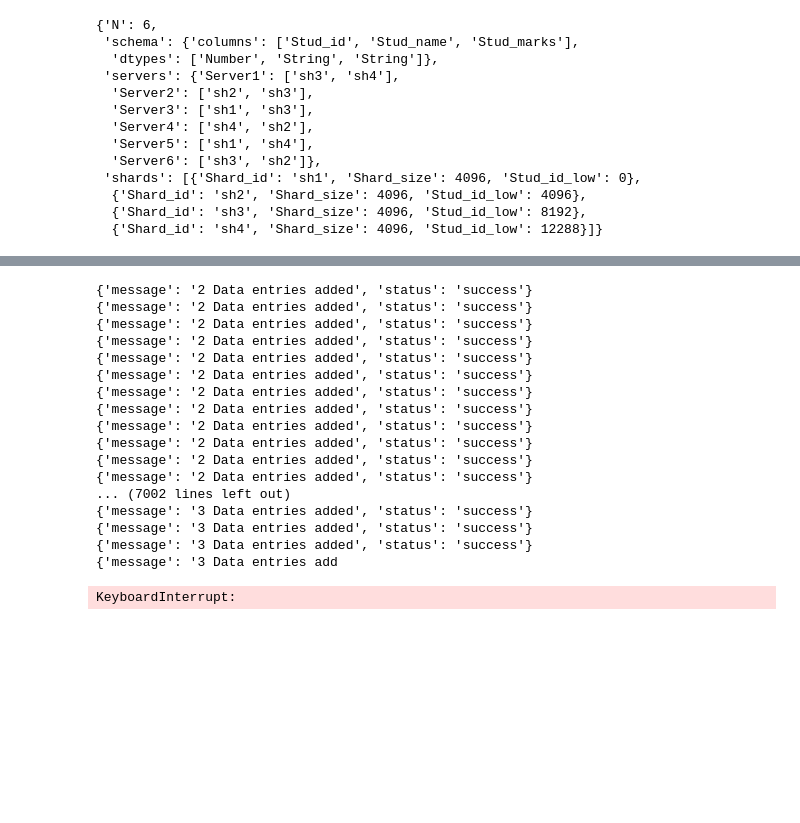
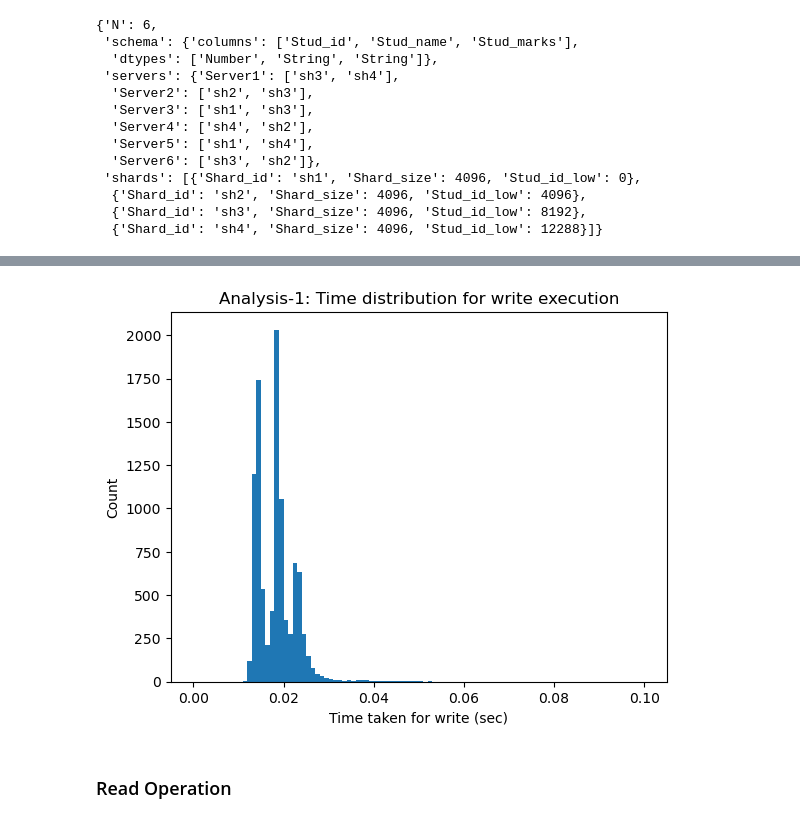
Before and after one commit to Tirthankar-Halder/dsAssignment, a Jupyter notebook: taskAna.ipynb, the cells around one changed output, grey strips where cells are left out. Drawn from its saved outputs; the diff is of its cells as text; code cells hidden in the pictures; blank space fills up the shorter version.

Commit message:
A1 A2 results added

```diff
--- a/taskAna.ipynb
+++ b/taskAna.ipynb
@@ -61,0 +60,17 @@ res
+# %%
+
+####### 10000 request for write ###################
+def generate_random_string():
+    letters = string.ascii_uppercase  # Get all lowercase letters
+    return ''.join(random.choices(letters, k=random.randint(3,6)))
+
+
+write_time = []
+def writeRequest(id):
+    url = "http://10.171.9.221:5000/write"
+    write_Json = {"data":[{"Stud_id":id,"Stud_name":f"{str(generate_random_string())}","Stud_marks":random.randint(0,100)}]}
+    start = time.time()
+    requestRes = requests.post(url,json=write_Json)
+    write_time.append(time.time() - start)
+    if requestRes.status_code != 200:
+        print(f"Error {requestRes.status_code} in write")
@@ -124,32 +105,11 @@ def generate_random_string():
-# %%
-start = time.perf_counter()
-
-url = "http://10.171.9.221:5000/write"
-# results = defaultdict(lambda :0)
-tasks = []
-for _ in range(13000):
-    write_Json = {"data":[{"Stud_id":_,"Stud_name":f"{str(generate_random_string())}","Stud_marks":random.randint(0,100)}]}
-
-    requestRes = requests.post(url,json=write_Json)
-    print(requestRes.json())
-    # tasks.append(requestRes)
-write_time = time.perf_counter() - start
-print("Request completed in {0:.4f} seconds".format(write_time))
-# %% [output]
-{'message': '2 Data entries added', 'status': 'success'}
-{'message': '2 Data entries added', 'status': 'success'}
-{'message': '2 Data entries added', 'status': 'success'}
-{'message': '2 Data entries added', 'status': 'success'}
-{'message': '2 Data entries added', 'status': 'success'}
-{'message': '2 Data entries added', 'status': 'success'}
-{'message': '2 Data entries added', 'status': 'success'}
-{'message': '2 Data entries added', 'status': 'success'}
-{'message': '2 Data entries added', 'status': 'success'}
-{'message': '2 Data entries added', 'status': 'success'}
-{'message': '2 Data entries added', 'status': 'success'}
-{'message': '2 Data entries added', 'status': 'success'}
-... (7002 lines left out)
-{'message': '3 Data entries added', 'status': 'success'}
-{'message': '3 Data entries added', 'status': 'success'}
-{'message': '3 Data entries added', 'status': 'success'}
-{'message': '3 Data entries add
+# %%
+plt.hist(write_time, 100, (0,.1))
+plt.xlabel("Time taken for write (sec)")
+plt.ylabel("Count")
+plt.title("Analysis-1: Time distribution for write execution")
+plt.savefig("./results/Assign2_A1_Write.jpg")
+plt.show()
+# %% [output]
+[figure, added]
+# %% [markdown]
+### Read Operation
@@ -156,16 +129,4 @@ print("Request completed in {0:.4f} seconds".format(write_time))
 # %%
-start = time.perf_counter()
-
-url = "http://10.171.9.221:5000/read"
-# results = defaultdict(lambda :0)
-tasks = []
-for _ in range(500):
-    read_Json = {"Stud_id" : {"low":1000,"high":15000}}
-    requestRes = requests.post(url,json=read_Json)
-    # print(requestRes.json())
-    # tasks.append(requestRes)
-
-read_time = time.perf_counter() - start
-print("Request completed in {0:.4f} seconds".format(read_time))
+# url = "http://10.171.9.221:5000/read"
+# read_Json = {"Stud_id" : {"low":1000,"high":10000}}
+# requestRes = requests.post(url,json=read_Json)
-# %% [output]
-KeyboardInterrupt:
```
Also changed, not shown: parts of 38 cells of this notebook, 7 other files.
